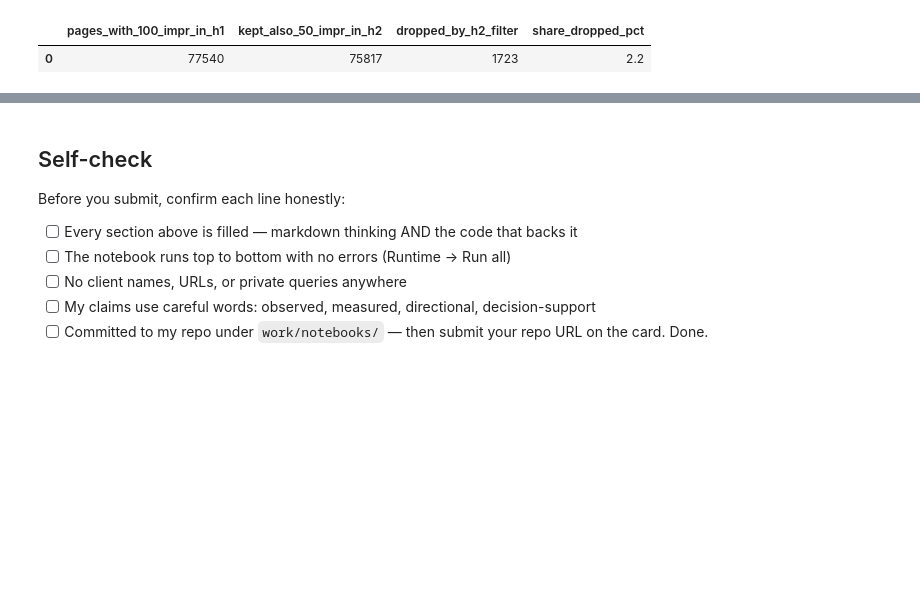
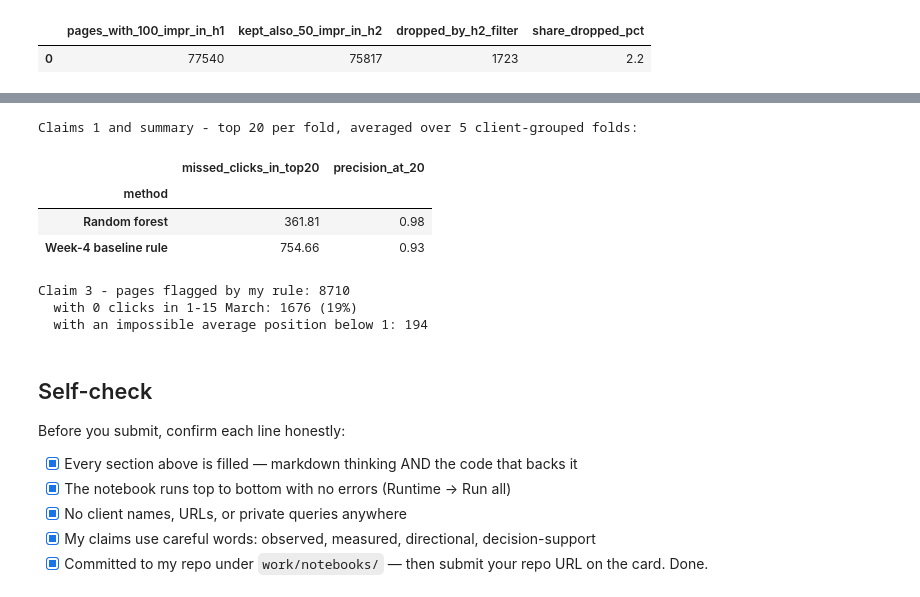
Before and after one commit to jjcodes999/flyrank-ml-repo, a Jupyter notebook: work/notebooks/w06_validation_audit.ipynb, the cells around one changed output, grey strips where cells are left out. Saved outputs shown, nothing was run; the diff lists cells and outputs as text; code cells hidden in the pictures; blank space fills up the shorter version.

```diff
--- a/work/notebooks/w06_validation_audit.ipynb
+++ b/work/notebooks/w06_validation_audit.ipynb
@@ -344,10 +392,36 @@ Leaked column removed again: True
+# %%
+# EVIDENCE BEHIND THE REWRITTEN CLAIMS (computed live, honest grouped split)
+rows = []
+for i, (train_idx, test_idx) in enumerate(grouped_folds, 1):
+    test = pages.iloc[test_idx]
+    for name, col in [("Week-4 baseline rule", "baseline_score"), ("Random forest", "rf_score")]:
+        top = test.sort_values(col, ascending=False).head(20)
+        rows.append({"method": name,
+                     "missed_clicks_in_top20": top["missed_clicks_h1"].clip(lower=0).sum(),
+                     "precision_at_20": top["still_under"].mean()})
+print("Claims 1 and summary - top 20 per fold, averaged over 5 client-grouped folds:")
+display(pd.DataFrame(rows).groupby("method").mean().round(2))
+
+flagged_pages = pages[pages["baseline_score"] > 0]
+print("\nClaim 3 - pages flagged by my rule:", len(flagged_pages))
+print(f"  with 0 clicks in 1-15 March: {(flagged_pages['clicks_h1'] == 0).sum()} ({(flagged_pages['clicks_h1'] == 0).mean():.0%})")
+print(f"  with an impossible average position below 1: {(flagged_pages['position_h1'] < 1).sum()}")
+# %% [output]
+Claims 1 and summary - top 20 per fold, averaged over 5 client-grouped folds:
+|  | missed_clicks_in_top20 | precision_at_20 |
+| method |  |  |
+| Random forest | 361.81 | 0.98 |
+| Week-4 baseline rule | 754.66 | 0.93 |
+Claim 3 - pages flagged by my rule: 8710
+  with 0 clicks in 1-15 March: 1676 (19%)
+  with an impossible average position below 1: 194
 # %% [markdown]
 ## Self-check
 
 Before you submit, confirm each line honestly:
 
-- [ ] Every section above is filled — markdown thinking AND the code that backs it
-- [ ] The notebook runs top to bottom with no errors (Runtime → Run all)
-- [ ] No client names, URLs, or private queries anywhere
-- [ ] My claims use careful words: observed, measured, directional, decision-support
-- [ ] Committed to my repo under `work/notebooks/` — then submit your repo URL on the card. Done.
+- [x] Every section above is filled — markdown thinking AND the code that backs it
+- [x] The notebook runs top to bottom with no errors (Runtime → Run all)
+- [x] No client names, URLs, or private queries anywhere
+- [x] My claims use careful words: observed, measured, directional, decision-support
+- [x] Committed to my repo under `work/notebooks/` — then submit your repo URL on the card. Done.
```
Also changed, not shown: parts of 5 cells of this notebook.
